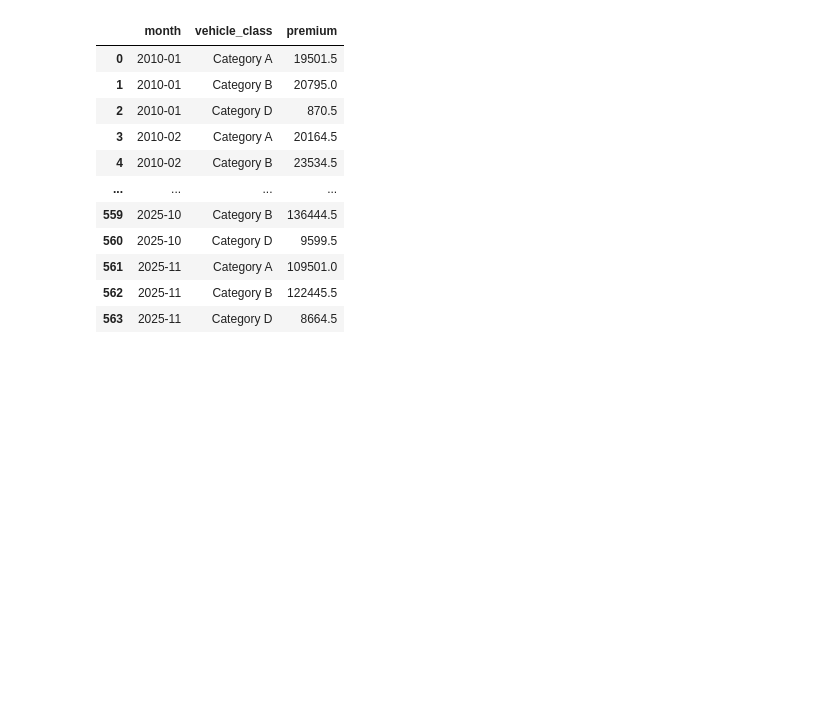
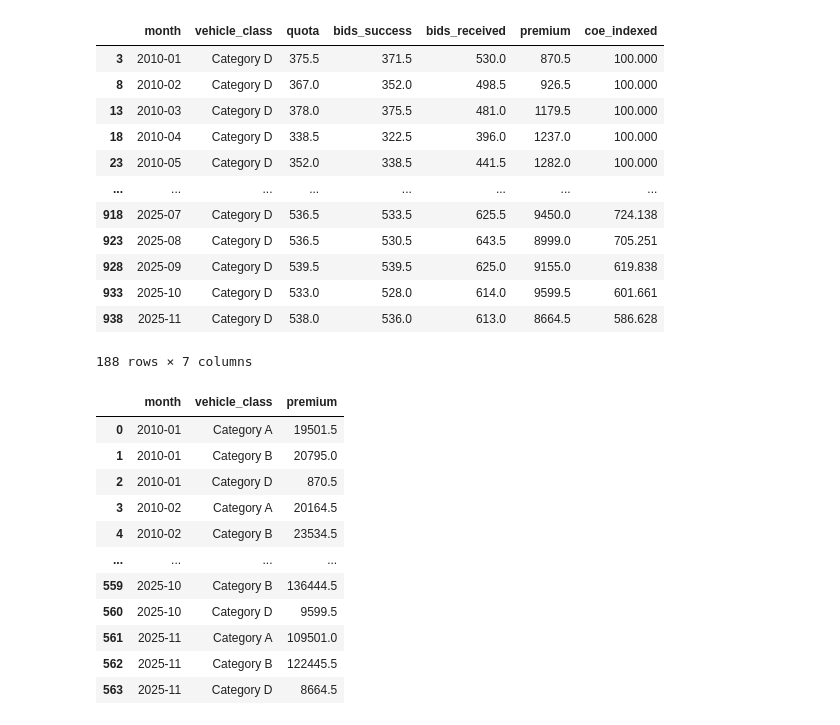
Before and after one commit to RaphaelTeo/coe-stat-analysis, a Jupyter notebook: main.ipynb, the cells around one changed output. Drawn from its saved outputs; the diff is of its cells as text; code cells hidden in the pictures; blank space fills up the shorter version.

```diff
--- a/main.ipynb
+++ b/main.ipynb
@@ -118,6 +160,19 @@ def plot_twin_axis(x, y1, y2, y1_label, y2_label, title):
 # %%
-df_plot = coe_nov25_filtered_bidavg
-plot_twin_axis(df_plot[df_plot['vehicle_class']=='Category A']['month'], df_plot[df_plot['vehicle_class']=='Category A']['month'], df_plot[df_plot['vehicle_class']=='Category B']['month'], y1_label, y2_label, title)
+df_coe_d_trim
+# %% [output]
+|  | month | vehicle_class | quota | bids_success | bids_received | premium | coe_indexed |
+| 3 | 2010-01 | Category D | 375.5 | 371.5 | 530.0 | 870.5 | 100.000 |
+| 8 | 2010-02 | Category D | 367.0 | 352.0 | 498.5 | 926.5 | 100.000 |
+| 13 | 2010-03 | Category D | 378.0 | 375.5 | 481.0 | 1179.5 | 100.000 |
+| 18 | 2010-04 | Category D | 338.5 | 322.5 | 396.0 | 1237.0 | 100.000 |
+| 23 | 2010-05 | Category D | 352.0 | 338.5 | 441.5 | 1282.0 | 100.000 |
+| ... | ... | ... | ... | ... | ... | ... | ... |
+| 918 | 2025-07 | Category D | 536.5 | 533.5 | 625.5 | 9450.0 | 724.138 |
+| 923 | 2025-08 | Category D | 536.5 | 530.5 | 643.5 | 8999.0 | 705.251 |
+| 928 | 2025-09 | Category D | 539.5 | 539.5 | 625.0 | 9155.0 | 619.838 |
+| 933 | 2025-10 | Category D | 533.0 | 528.0 | 614.0 | 9599.5 | 601.661 |
+| 938 | 2025-11 | Category D | 538.0 | 536.0 | 613.0 | 8664.5 | 586.628 |
+188 rows × 7 columns
 # %%
 coe_nov25_filtered_bidavg[['month','vehicle_class','premium']]#.plot()
 # %% [output]
```
Also changed, not shown: parts of 7 cells of this notebook, 2 other files.
